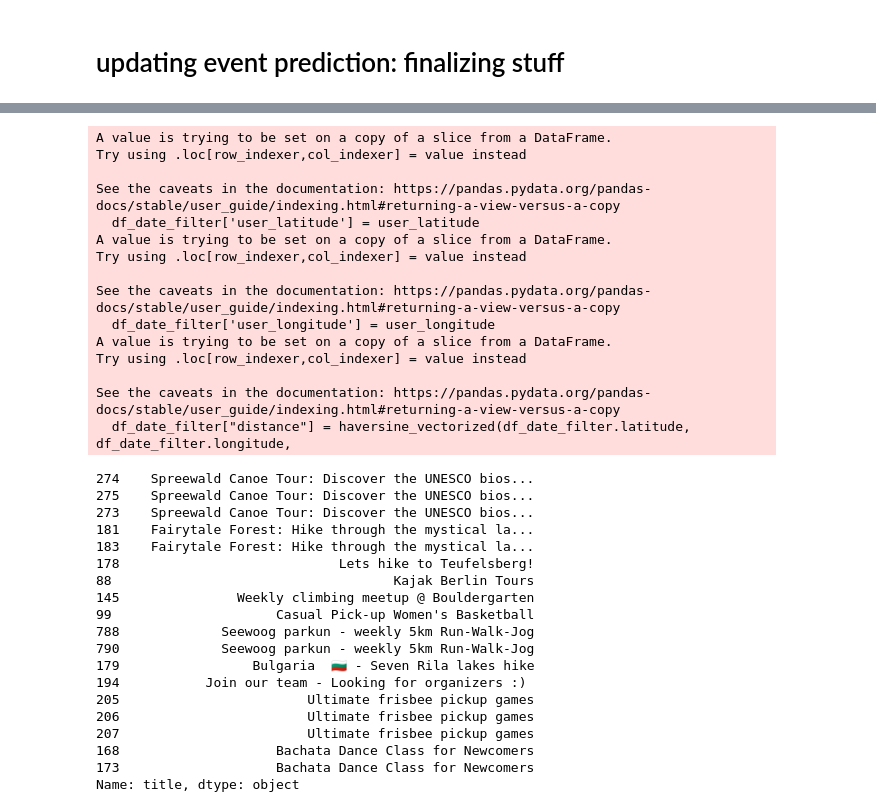
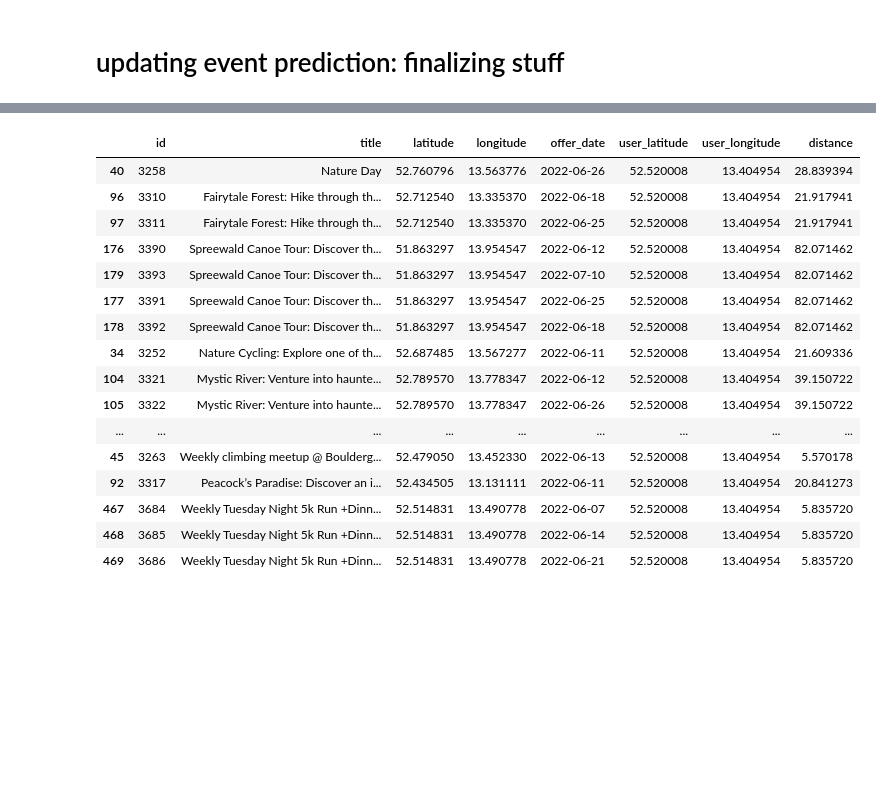
Before and after one commit to doode-1708/SportsExperiencePlatform, a Jupyter notebook: notebooks/sk_simple_recomender_final.ipynb, the cells around one changed output, grey strips where cells are left out. Cells and saved outputs as stored; diff of their text form; code cells hidden in the pictures; blank space fills up the shorter version.

```diff
--- a/notebooks/sk_simple_recomender_final.ipynb
+++ b/notebooks/sk_simple_recomender_final.ipynb
@@ -350,7 +319,7 @@ from datetime import date
 def get_event_id(user_id, df = ahoy_events_df):
     ''' this finction grabs the title of an event used by an user from ahoy_events dataset'''
 
-    event_id = ahoy_events_df[ahoy_events_df['user_id']== user_id].iloc[0].properties['offer']
+    event_id = ahoy_events_df[ahoy_events_df['user_id']== user_id].iloc[-1].properties['offer']
     # now we get the title of the event
     #event_id = events_df[events_df['id']==event_idx].title
 
@@ -412,39 +381,22 @@ def content_recommender(user_id, cosine_sim = cosine_sim, df = events_df):
     return df_location_filter
 #     return user_latitude
 # %%
-content_recommender(65)
+content_recommender(59)
 # %% [output]
-A value is trying to be set on a copy of a slice from a DataFrame.
-Try using .loc[row_indexer,col_indexer] = value instead
-
-See the caveats in the documentation: https://pandas.pydata.org/pandas-docs/stable/user_guide/indexing.html#returning-a-view-versus-a-copy
-  df_date_filter['user_latitude'] = user_latitude
-A value is trying to be set on a copy of a slice from a DataFrame.
-Try using .loc[row_indexer,col_indexer] = value instead
-
-See the caveats in the documentation: https://pandas.pydata.org/pandas-docs/stable/user_guide/indexing.html#returning-a-view-versus-a-copy
-  df_date_filter['user_longitude'] = user_longitude
-A value is trying to be set on a copy of a slice from a DataFrame.
-Try using .loc[row_indexer,col_indexer] = value instead
-
-See the caveats in the documentation: https://pandas.pydata.org/pandas-docs/stable/user_guide/indexing.html#returning-a-view-versus-a-copy
-  df_date_filter["distance"] = haversine_vectorized(df_date_filter.latitude, df_date_filter.longitude,
-274    Spreewald Canoe Tour: Discover the UNESCO bios...
-275    Spreewald Canoe Tour: Discover the UNESCO bios...
-273    Spreewald Canoe Tour: Discover the UNESCO bios...
-181    Fairytale Forest: Hike through the mystical la...
-183    Fairytale Forest: Hike through the mystical la...
-178                            Lets hike to Teufelsberg!
-88                                    Kajak Berlin Tours
-145               Weekly climbing meetup @ Bouldergarten
-99                     Casual Pick-up Women's Basketball
-788             Seewoog parkun - weekly 5km Run-Walk-Jog
-790             Seewoog parkun - weekly 5km Run-Walk-Jog
-179                 Bulgaria  🇧🇬 - Seven Rila lakes hike
-194           Join our team - Looking for organizers :)
-205                        Ultimate frisbee pickup games
-206                        Ultimate frisbee pickup games
-207                        Ultimate frisbee pickup games
-168                    Bachata Dance Class for Newcomers
-173                    Bachata Dance Class for Newcomers
-Name: title, dtype: object
+|  | id | title | latitude | longitude | offer_date | user_latitude | user_longitude | distance |
+| 40 | 3258 | Nature Day | 52.760796 | 13.563776 | 2022-06-26 | 52.520008 | 13.404954 | 28.839394 |
+| 96 | 3310 | Fairytale Forest: Hike through th... | 52.712540 | 13.335370 | 2022-06-18 | 52.520008 | 13.404954 | 21.917941 |
+| 97 | 3311 | Fairytale Forest: Hike through th... | 52.712540 | 13.335370 | 2022-06-25 | 52.520008 | 13.404954 | 21.917941 |
+| 176 | 3390 | Spreewald Canoe Tour: Discover th... | 51.863297 | 13.954547 | 2022-06-12 | 52.520008 | 13.404954 | 82.071462 |
+| 179 | 3393 | Spreewald Canoe Tour: Discover th... | 51.863297 | 13.954547 | 2022-07-10 | 52.520008 | 13.404954 | 82.071462 |
+| 177 | 3391 | Spreewald Canoe Tour: Discover th... | 51.863297 | 13.954547 | 2022-06-25 | 52.520008 | 13.404954 | 82.071462 |
+| 178 | 3392 | Spreewald Canoe Tour: Discover th... | 51.863297 | 13.954547 | 2022-06-18 | 52.520008 | 13.404954 | 82.071462 |
+| 34 | 3252 | Nature Cycling: Explore one of th... | 52.687485 | 13.567277 | 2022-06-11 | 52.520008 | 13.404954 | 21.609336 |
+| 104 | 3321 | Mystic River: Venture into haunte... | 52.789570 | 13.778347 | 2022-06-12 | 52.520008 | 13.404954 | 39.150722 |
+| 105 | 3322 | Mystic River: Venture into haunte... | 52.789570 | 13.778347 | 2022-06-26 | 52.520008 | 13.404954 | 39.150722 |
+| ... | ... | ... | ... | ... | ... | ... | ... | ... |
+| 45 | 3263 | Weekly climbing meetup @ Boulderg... | 52.479050 | 13.452330 | 2022-06-13 | 52.520008 | 13.404954 | 5.570178 |
+| 92 | 3317 | Peacock’s Paradise: Discover an i... | 52.434505 | 13.131111 | 2022-06-11 | 52.520008 | 13.404954 | 20.841273 |
+| 467 | 3684 | Weekly Tuesday Night 5k Run +Dinn... | 52.514831 | 13.490778 | 2022-06-07 | 52.520008 | 13.404954 | 5.835720 |
+| 468 | 3685 | Weekly Tuesday Night 5k Run +Dinn... | 52.514831 | 13.490778 | 2022-06-14 | 52.520008 | 13.404954 | 5.835720 |
+| 469 | 3686 | Weekly Tuesday Night 5k Run +Dinn... | 52.514831 | 13.490778 | 2022-06-21 | 52.520008 | 13.404954 | 5.835720 |
```
Also changed, not shown: parts of 21 cells of this notebook.
